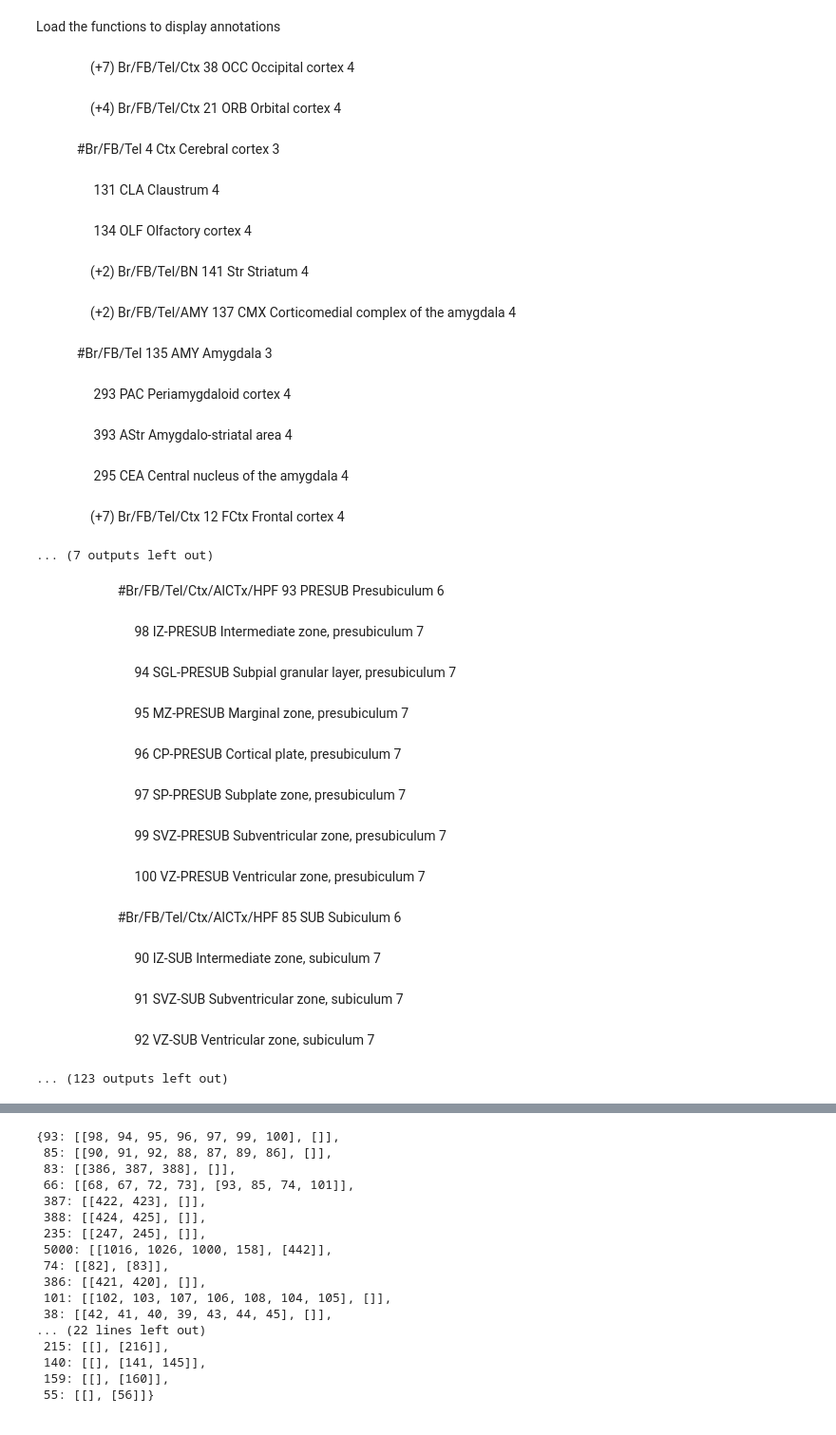
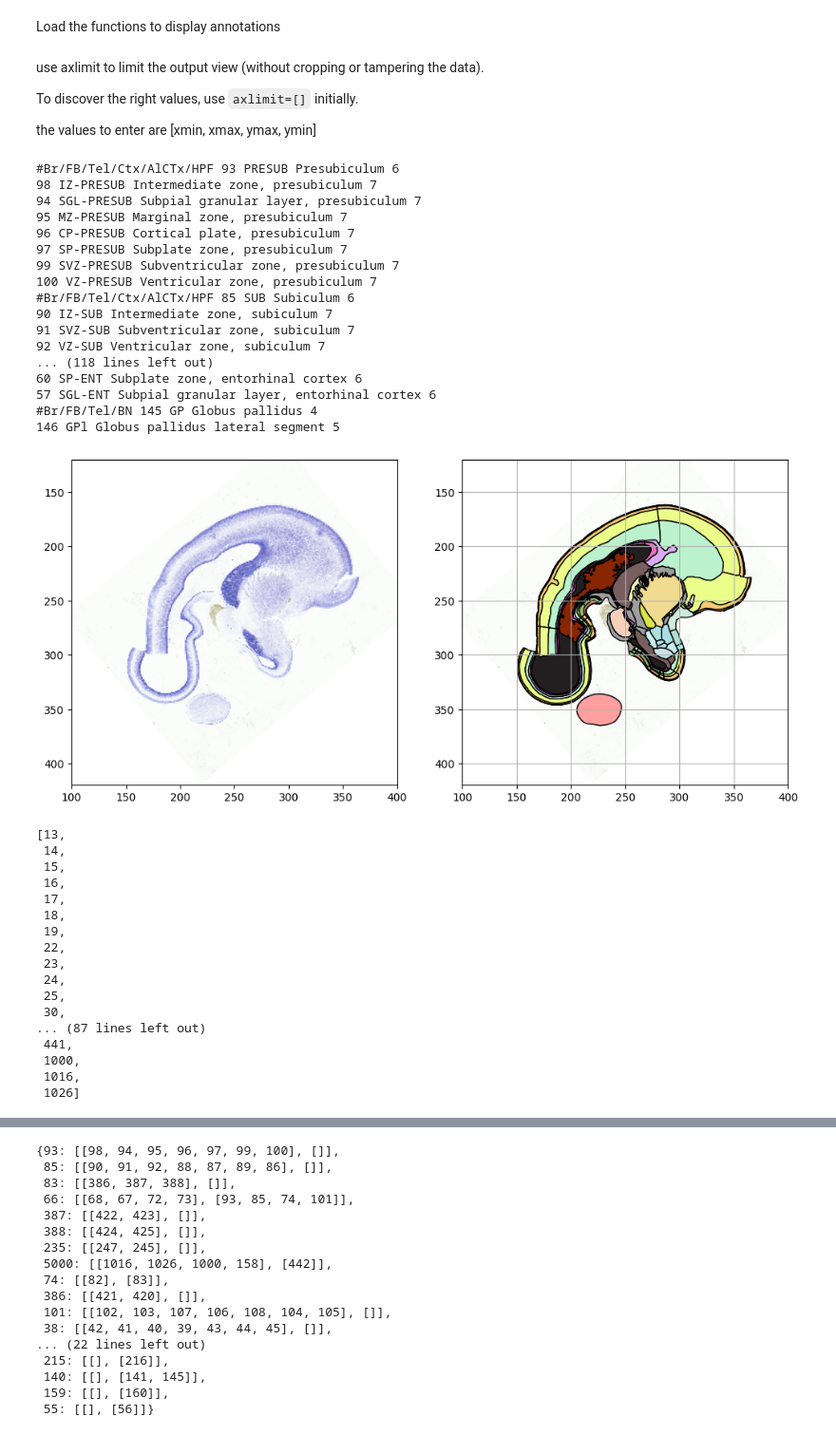
Before and after one commit to SGBC-IITM/DHARANI_data_tutorial, a Jupyter notebook: notebooks/dharani_sample.ipynb, the cells around one changed output, grey strips where cells are left out. Shown at 95% size. Drawn from its saved outputs; the diff is of its cells as text; code cells hidden in the pictures.

```diff
--- a/notebooks/dharani_sample.ipynb
+++ b/notebooks/dharani_sample.ipynb
@@ -46,7 +56,7 @@ Load the ontology, to interpret the ids
 # %%
 from ontology_handling import TreeHelper
 # %%
-ontohelper = TreeHelper('dharani')
+ontohelper_dharani = TreeHelper('dharani')
 # %%
 TreeHelper?
 # %% [output]
@@ -60,35 +92,52 @@ Subclasses:
 Load the functions to display annotations
 # %%
 from nb_functions import display_annotation, display_annotation_tree
-# %%
-display_annotation_tree(annot, ontohelper,selectedlev=4)
-# %% [output]
-(+7) Br/FB/Tel/Ctx 38 OCC Occipital cortex 4
-(+4) Br/FB/Tel/Ctx 21 ORB Orbital cortex 4
-#Br/FB/Tel 4 Ctx Cerebral cortex 3
-131 CLA Claustrum 4
-134 OLF Olfactory cortex 4
-(+2) Br/FB/Tel/BN 141 Str Striatum 4
-(+2) Br/FB/Tel/AMY 137 CMX Corticomedial complex of the amygdala 4
-#Br/FB/Tel 135 AMY Amygdala 3
-293 PAC Periamygdaloid cortex 4
-393 AStr Amygdalo-striatal area 4
-295 CEA Central nucleus of the amygdala 4
-(+7) Br/FB/Tel/Ctx 12 FCtx Frontal cortex 4
-... (7 outputs left out)
+# %% [markdown]
+use axlimit to limit the output view (without cropping or tampering the data).
+
+To discover the right values, use `axlimit=[]` initially.
+
+the values to enter are [xmin, xmax, ymax, ymin]
+# %%
+axlimit=[100,400,420,120]
 # %%
-displayed_ann = display_annotation(im_arr, annot, ontohelper)
+displayedids, superannot = display_annotation(im_arr, annot, ontohelper_dharani,axislimit=axlimit)
 # %% [output]
-#Br/FB/Tel/Ctx/AlCTx/HPF 93 PRESUB Presubiculum 6
-98 IZ-PRESUB Intermediate zone, presubiculum 7
-94 SGL-PRESUB Subpial granular layer, presubiculum 7
-95 MZ-PRESUB Marginal zone, presubiculum 7
-96 CP-PRESUB Cortical plate, presubiculum 7
-97 SP-PRESUB Subplate zone, presubiculum 7
-99 SVZ-PRESUB Subventricular zone, presubiculum 7
-100 VZ-PRESUB Ventricular zone, presubiculum 7
-#Br/FB/Tel/Ctx/AlCTx/HPF 85 SUB Subiculum 6
-90 IZ-SUB Intermediate zone, subiculum 7
-91 SVZ-SUB Subventricular zone, subiculum 7
-92 VZ-SUB Ventricular zone, subiculum 7
-... (123 outputs left out)
+#Br/FB/Tel/Ctx/AlCTx/HPF 93 PRESUB Presubiculum 6
+98 IZ-PRESUB Intermediate zone, presubiculum 7
+94 SGL-PRESUB Subpial granular layer, presubiculum 7
+95 MZ-PRESUB Marginal zone, presubiculum 7
+96 CP-PRESUB Cortical plate, presubiculum 7
+97 SP-PRESUB Subplate zone, presubiculum 7
+99 SVZ-PRESUB Subventricular zone, presubiculum 7
+100 VZ-PRESUB Ventricular zone, presubiculum 7
+#Br/FB/Tel/Ctx/AlCTx/HPF 85 SUB Subiculum 6
+90 IZ-SUB Intermediate zone, subiculum 7
+91 SVZ-SUB Subventricular zone, subiculum 7
+92 VZ-SUB Ventricular zone, subiculum 7
+... (118 lines left out)
+60 SP-ENT Subplate zone, entorhinal cortex 6
+57 SGL-ENT Subpial granular layer, entorhinal cortex 6
+#Br/FB/Tel/BN 145 GP Globus pallidus 4
+146 GPl Globus pallidus lateral segment 5
+[figure, added]
+# %%
+displayedids
+# %% [output]
+[13,
+ 14,
+ 15,
+ 16,
+ 17,
+ 18,
+ 19,
+ 22,
+ 23,
+ 24,
+ 25,
+ 30,
+... (87 lines left out)
+ 441,
+ 1000,
+ 1016,
+ 1026]
```
Also changed, not shown: parts of 46 cells of this notebook, 3 other files.
